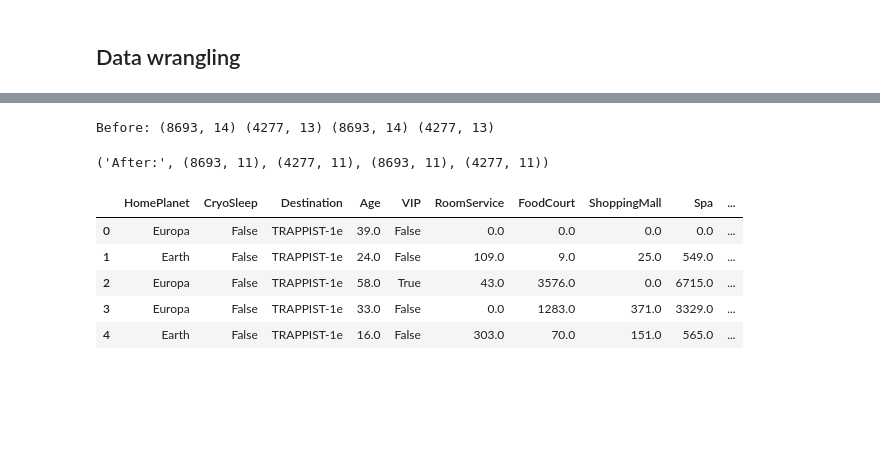
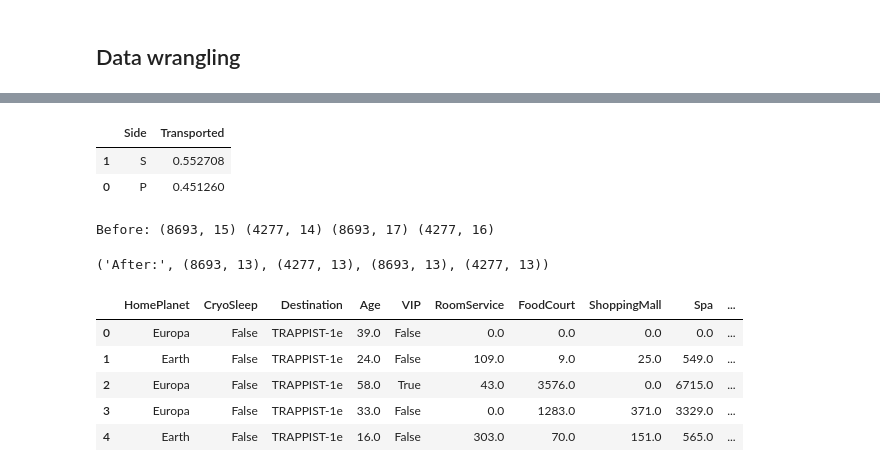
Before and after one commit to MartaSeidler/Kaggle_Competition_Spaceship_Titanic, a Jupyter notebook: spaceship-titanic.ipynb, the cells around one changed output, grey strips where cells are left out. Cells and saved outputs as stored; diff of their text form; code cells hidden in the pictures; blank space fills up the shorter version.

```diff
--- a/spaceship-titanic.ipynb
+++ b/spaceship-titanic.ipynb
@@ -206,0 +237,6 @@ Column to drop: PassengerId, Cabin, Name
+# %%
+train_df[['Side', 'Transported']].groupby(['Side'], as_index=False).mean().sort_values(by='Transported', ascending=False)
+# %% [output]
+|  | Side | Transported |
+| 1 | S | 0.552708 |
+| 0 | P | 0.451260 |
@@ -207,14 +246,14 @@ Column to drop: PassengerId, Cabin, Name
 # %%
 print('Before:', train_df.shape, test_df.shape, combine[0].shape, combine[1].shape)
 
-train_df = train_df.drop(['PassengerId', 'Cabin', 'Name'], axis=1)
-test_df = test_df.drop(['Cabin', 'Name'], axis=1)
+train_df = train_df.drop(['PassengerId', 'Name'], axis=1)
+test_df = test_df.drop(['Name'], axis=1)
 combine = [train_df, test_df]
 
 'After:', train_df.shape, test_df.shape, combine[0].shape, combine[1].shape
 # %% [output]
-Before: (8693, 14) (4277, 13) (8693, 14) (4277, 13)
+Before: (8693, 15) (4277, 14) (8693, 17) (4277, 16)
-('After:', (8693, 11), (4277, 11), (8693, 11), (4277, 11))
+('After:', (8693, 13), (4277, 13), (8693, 13), (4277, 13))
 # %%
 for dataset in combine:
     cols = ['RoomService', 'FoodCourt', 'ShoppingMall', 'Spa', 'VRDeck']
```
Also changed, not shown: parts of 34 cells of this notebook.
